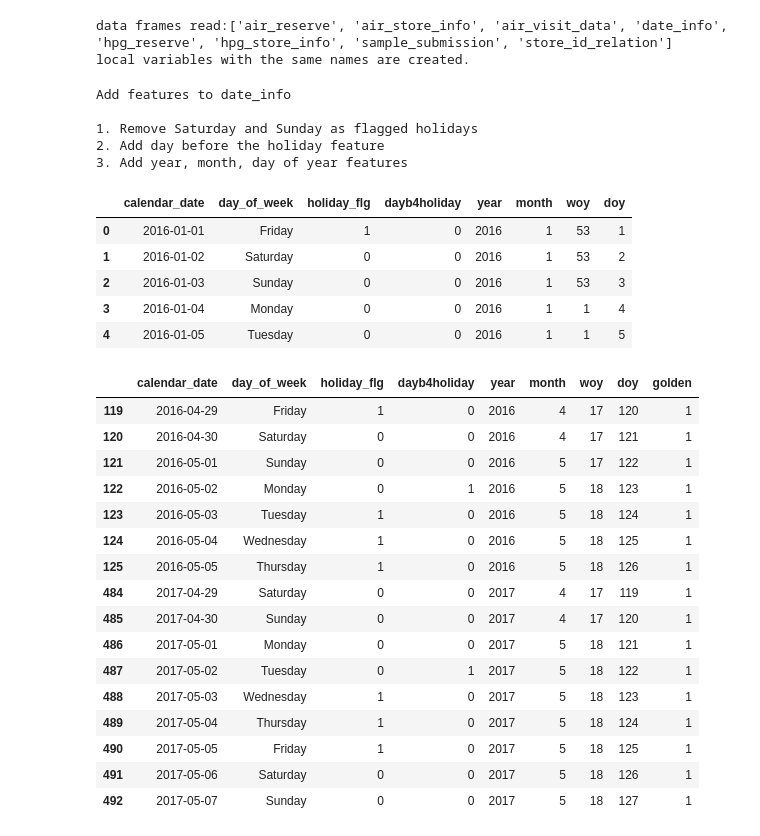
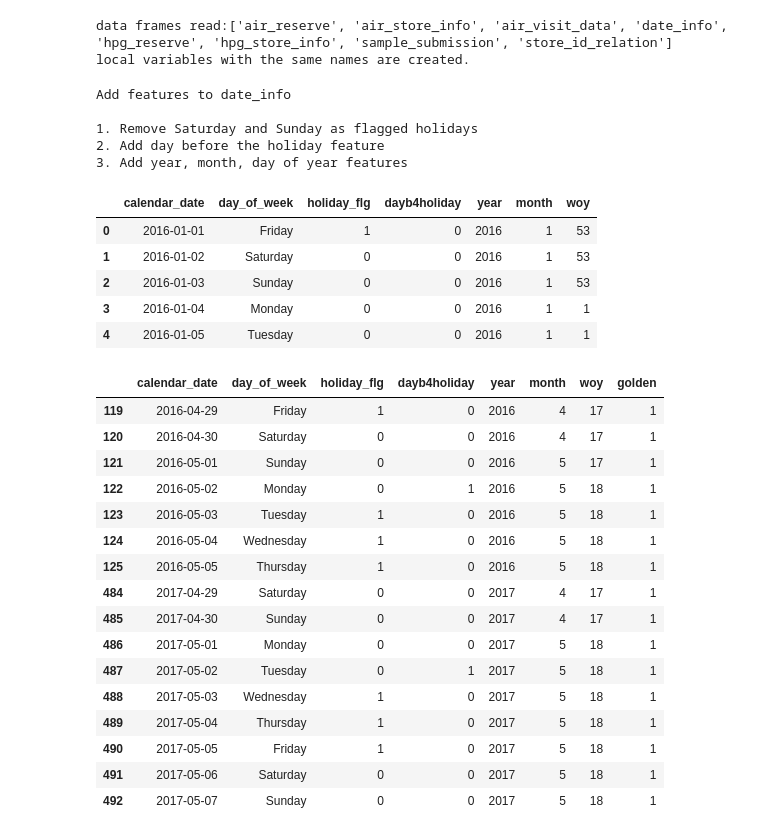
Before and after one commit to Nashavi/Recruit-prediction, a Jupyter notebook: more plots.ipynb, the cells around one changed output. Drawn from its saved outputs; the diff is of its cells as text; code cells hidden in the pictures.

```diff
--- a/more plots.ipynb
+++ b/more plots.ipynb
@@ -28,33 +28,33 @@ air_visit_data = air_visit_data.merge(air_store_info,on = 'air_store_id',how = '
 # %%
 print("Add features to date_info")
 print()
 print("1. Remove Saturday and Sunday as flagged holidays")
 weekdayholidays = date_info.apply(lambda x: x.day_of_week in ['Saturday','Sunday'] and x.holiday_flg == 1,axis=1)
 date_info.loc[weekdayholidays,'holiday_flg'] = 0
 print("2. Add day before the holiday feature")
 date_info['lagged'] = date_info['holiday_flg'].shift(-1)
 day_b4_holiday = (date_info['holiday_flg'] == 0) & (date_info['lagged'] == 1.0) #& (date_info['day_of_week'] not ['Sunday','Saturday'])
 date_info['dayb4holiday'] = 0
 date_info.loc[day_b4_holiday,'dayb4holiday'] = 1
 date_info.drop('lagged',axis = 1, inplace = True)
 print("3. Add year, month, day of year features")
 date_info['year'] = pd.to_datetime(date_info['calendar_date']).dt.year
 date_info['month'] = pd.to_datetime(date_info['calendar_date']).dt.month
 date_info['woy'] = pd.to_datetime(date_info['calendar_date']).dt.weekofyear
-date_info['doy'] = pd.to_datetime(date_info['calendar_date']).dt.dayofyear
+#date_info['doy'] = pd.to_datetime(date_info['calendar_date']).dt.dayofyear
 date_info.head()
 # %% [output]
 Add features to date_info
 
 1. Remove Saturday and Sunday as flagged holidays
 2. Add day before the holiday feature
 3. Add year, month, day of year features
-|  | calendar_date | day_of_week | holiday_flg | dayb4holiday | year | month | woy | doy |
-| 0 | 2016-01-01 | Friday | 1 | 0 | 2016 | 1 | 53 | 1 |
-| 1 | 2016-01-02 | Saturday | 0 | 0 | 2016 | 1 | 53 | 2 |
-| 2 | 2016-01-03 | Sunday | 0 | 0 | 2016 | 1 | 53 | 3 |
-| 3 | 2016-01-04 | Monday | 0 | 0 | 2016 | 1 | 1 | 4 |
-| 4 | 2016-01-05 | Tuesday | 0 | 0 | 2016 | 1 | 1 | 5 |
+|  | calendar_date | day_of_week | holiday_flg | dayb4holiday | year | month | woy |
+| 0 | 2016-01-01 | Friday | 1 | 0 | 2016 | 1 | 53 |
+| 1 | 2016-01-02 | Saturday | 0 | 0 | 2016 | 1 | 53 |
+| 2 | 2016-01-03 | Sunday | 0 | 0 | 2016 | 1 | 53 |
+| 3 | 2016-01-04 | Monday | 0 | 0 | 2016 | 1 | 1 |
+| 4 | 2016-01-05 | Tuesday | 0 | 0 | 2016 | 1 | 1 |
 # %%
 goldenweek_2016start = '2016-04-29'
 goldenweek_2016end = '2016-05-05'
@@ -67,23 +67,23 @@ date_info.loc[((date_info['calendar_date'] >= goldenweek_2016start) & (date_info
               ,'golden'] = 1
 date_info[date_info['golden'] == 1]
 # %% [output]
-|  | calendar_date | day_of_week | holiday_flg | dayb4holiday | year | month | woy | doy | golden |
-| 119 | 2016-04-29 | Friday | 1 | 0 | 2016 | 4 | 17 | 120 | 1 |
-| 120 | 2016-04-30 | Saturday | 0 | 0 | 2016 | 4 | 17 | 121 | 1 |
-| 121 | 2016-05-01 | Sunday | 0 | 0 | 2016 | 5 | 17 | 122 | 1 |
-| 122 | 2016-05-02 | Monday | 0 | 1 | 2016 | 5 | 18 | 123 | 1 |
-| 123 | 2016-05-03 | Tuesday | 1 | 0 | 2016 | 5 | 18 | 124 | 1 |
-| 124 | 2016-05-04 | Wednesday | 1 | 0 | 2016 | 5 | 18 | 125 | 1 |
-| 125 | 2016-05-05 | Thursday | 1 | 0 | 2016 | 5 | 18 | 126 | 1 |
-| 484 | 2017-04-29 | Saturday | 0 | 0 | 2017 | 4 | 17 | 119 | 1 |
-| 485 | 2017-04-30 | Sunday | 0 | 0 | 2017 | 4 | 17 | 120 | 1 |
-| 486 | 2017-05-01 | Monday | 0 | 0 | 2017 | 5 | 18 | 121 | 1 |
-| 487 | 2017-05-02 | Tuesday | 0 | 1 | 2017 | 5 | 18 | 122 | 1 |
-| 488 | 2017-05-03 | Wednesday | 1 | 0 | 2017 | 5 | 18 | 123 | 1 |
-| 489 | 2017-05-04 | Thursday | 1 | 0 | 2017 | 5 | 18 | 124 | 1 |
-| 490 | 2017-05-05 | Friday | 1 | 0 | 2017 | 5 | 18 | 125 | 1 |
-| 491 | 2017-05-06 | Saturday | 0 | 0 | 2017 | 5 | 18 | 126 | 1 |
-| 492 | 2017-05-07 | Sunday | 0 | 0 | 2017 | 5 | 18 | 127 | 1 |
+|  | calendar_date | day_of_week | holiday_flg | dayb4holiday | year | month | woy | golden |
+| 119 | 2016-04-29 | Friday | 1 | 0 | 2016 | 4 | 17 | 1 |
+| 120 | 2016-04-30 | Saturday | 0 | 0 | 2016 | 4 | 17 | 1 |
+| 121 | 2016-05-01 | Sunday | 0 | 0 | 2016 | 5 | 17 | 1 |
+| 122 | 2016-05-02 | Monday | 0 | 1 | 2016 | 5 | 18 | 1 |
+| 123 | 2016-05-03 | Tuesday | 1 | 0 | 2016 | 5 | 18 | 1 |
+| 124 | 2016-05-04 | Wednesday | 1 | 0 | 2016 | 5 | 18 | 1 |
+| 125 | 2016-05-05 | Thursday | 1 | 0 | 2016 | 5 | 18 | 1 |
+| 484 | 2017-04-29 | Saturday | 0 | 0 | 2017 | 4 | 17 | 1 |
+| 485 | 2017-04-30 | Sunday | 0 | 0 | 2017 | 4 | 17 | 1 |
+| 486 | 2017-05-01 | Monday | 0 | 0 | 2017 | 5 | 18 | 1 |
+| 487 | 2017-05-02 | Tuesday | 0 | 1 | 2017 | 5 | 18 | 1 |
+| 488 | 2017-05-03 | Wednesday | 1 | 0 | 2017 | 5 | 18 | 1 |
+| 489 | 2017-05-04 | Thursday | 1 | 0 | 2017 | 5 | 18 | 1 |
+| 490 | 2017-05-05 | Friday | 1 | 0 | 2017 | 5 | 18 | 1 |
+| 491 | 2017-05-06 | Saturday | 0 | 0 | 2017 | 5 | 18 | 1 |
+| 492 | 2017-05-07 | Sunday | 0 | 0 | 2017 | 5 | 18 | 1 |
 # %%
 date_info.loc[date_info['golden'] == 1,'holiday_flg'] = 0
 date_info.loc[date_info['golden'] == 1,'dayb4holiday'] = 0
```
Also changed, not shown: parts of 5 cells of this notebook.
